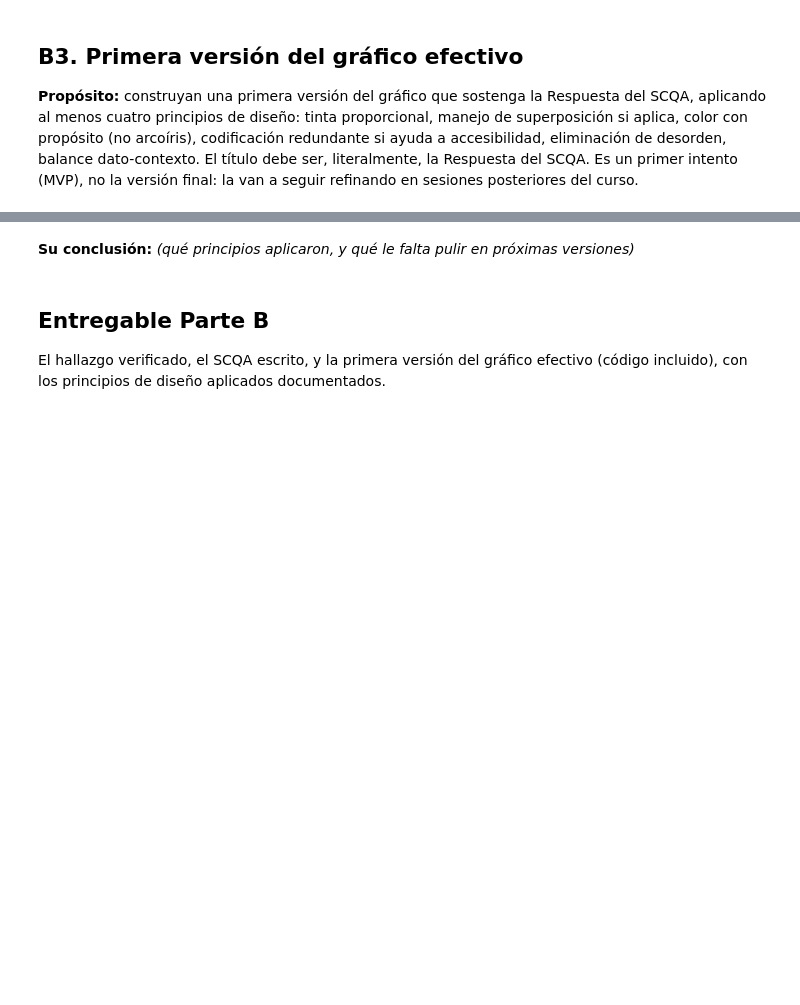
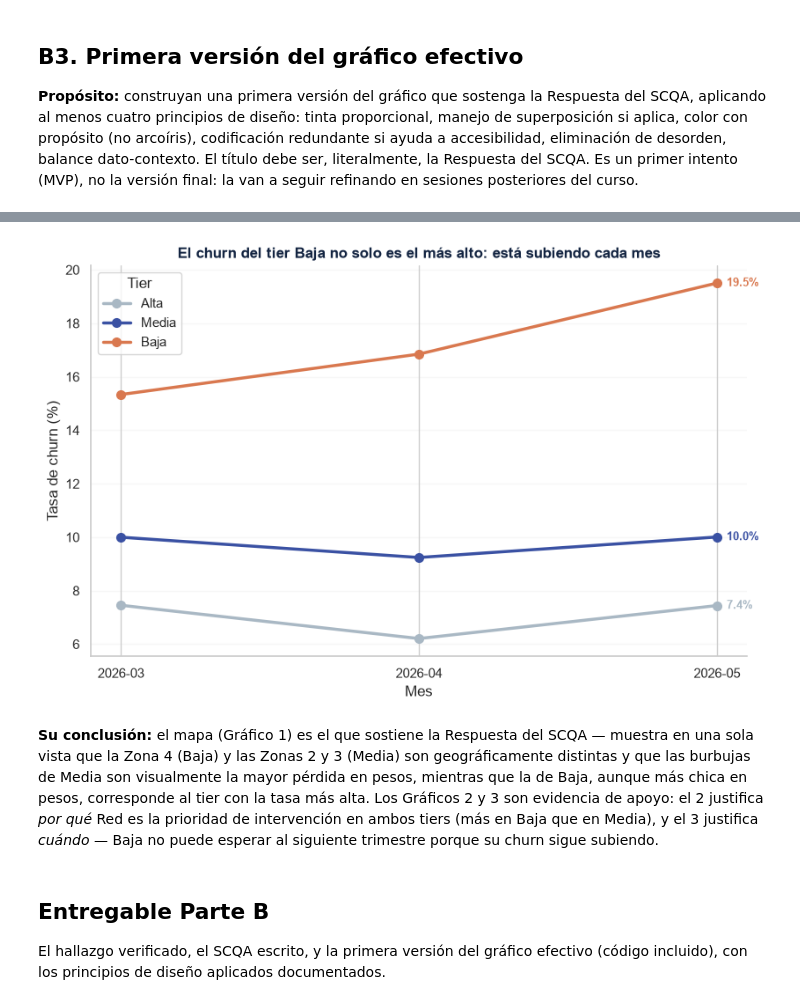
Before and after one commit to jp0617/visualizacionAnalisis, a Jupyter notebook: v0.1_s3_dataviz_grupo1.ipynb, the cells around one changed output, grey strips where cells are left out. Drawn from its saved outputs; the diff is of its cells as text; code cells hidden in the pictures; blank space fills up the shorter version.

```diff
--- a/v0.1_s3_dataviz_grupo1.ipynb
+++ b/v0.1_s3_dataviz_grupo1.ipynb
@@ -1124,0 +1111,10 @@ plt.show()
+# %%
+# Paso 5: estabilidad — ¿el patrón de churn por tier se sostiene los 3 meses, o es ruido de uno solo?
+resumen_tier_mes = (
+    df_baq.groupby(["mes", "tier_localidad"])
+    .agg(usuarios=("user_id", "count"), churners=("churned", "sum"))
+    .reset_index()
+)
+resumen_tier_mes["churn_rate_pct"] = resumen_tier_mes["churners"] / resumen_tier_mes["usuarios"] * 100
+
+resumen_tier_mes.pivot(index="mes", columns="tier_localidad", values="churn_rate_pct")
@@ -1287,5 +1376,36 @@ plt.show()
+# %%
+# Gráfico 3 (apoyo) · Estabilidad — tasa de churn por tier, mes a mes
+tabla_tier_mes = resumen_tier_mes.pivot(index="mes", columns="tier_localidad", values="churn_rate_pct")
+
+fig, ax = plt.subplots(figsize=(8.5, 5.5))
+for tier in ["Alta", "Media", "Baja"]:
+    ax.plot(
+        tabla_tier_mes.index, tabla_tier_mes[tier],
+        marker="o", markersize=7, linewidth=2.5, color=PALETA_TIER[tier], label=tier,
+    )
+    ax.annotate(
+        f"{tabla_tier_mes[tier].iloc[-1]:.1f}%",
+        xy=(tabla_tier_mes.index[-1], tabla_tier_mes[tier].iloc[-1]),
+        xytext=(8, 0), textcoords="offset points",
+        va="center", fontsize=9.5, fontweight="bold", color=PALETA_TIER[tier],
+    )
+
+ax.set_title(
+    "El churn del tier Baja no solo es el más alto: está subiendo cada mes",
+    fontsize=12.5, fontweight="bold", color=AZUL_OSCURO,
+)
+ax.set_ylabel("Tasa de churn (%)")
+ax.set_xlabel("Mes")
+ax.legend(title="Tier", frameon=True)
+ax.spines[["top", "right"]].set_visible(False)
+ax.grid(axis="y", alpha=0.15)
+
+plt.tight_layout()
+plt.show()
+# %% [output]
+[figure, added]
 # %% [markdown]
-**Su conclusión:** _(qué principios aplicaron, y qué le falta pulir en próximas versiones)_
+**Su conclusión:** el mapa (Gráfico 1) es el que sostiene la Respuesta del SCQA — muestra en una sola vista que la Zona 4 (Baja) y las Zonas 2 y 3 (Media) son geográficamente distintas y que las burbujas de Media son visualmente la mayor pérdida en pesos, mientras que la de Baja, aunque más chica en pesos, corresponde al tier con la tasa más alta. Los Gráficos 2 y 3 son evidencia de apoyo: el 2 justifica *por qué* Red es la prioridad de intervención en ambos tiers (más en Baja que en Media), y el 3 justifica *cuándo* — Baja no puede esperar al siguiente trimestre porque su churn sigue subiendo.
 # %% [markdown]
 ## Entregable Parte B
 
```
Also changed, not shown: parts of 30 cells of this notebook, 1 other file.
